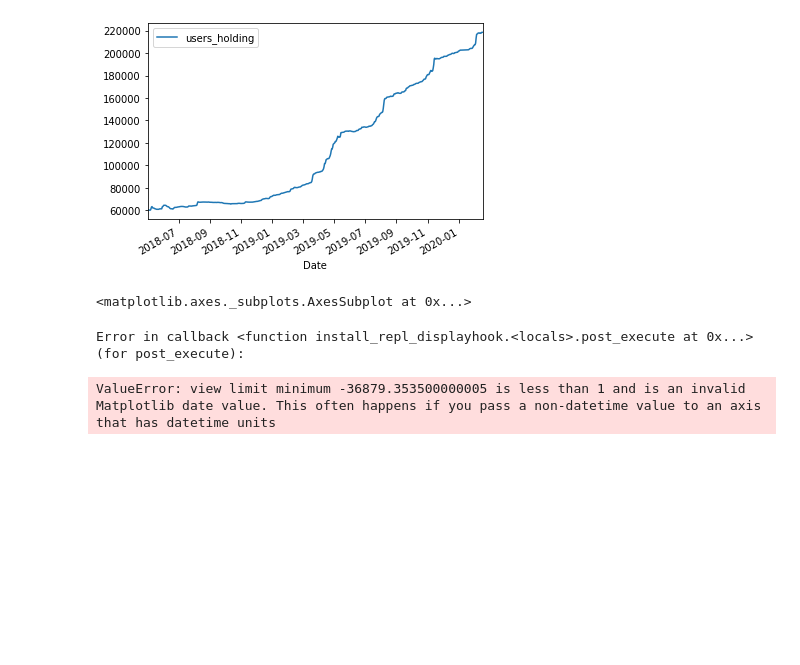
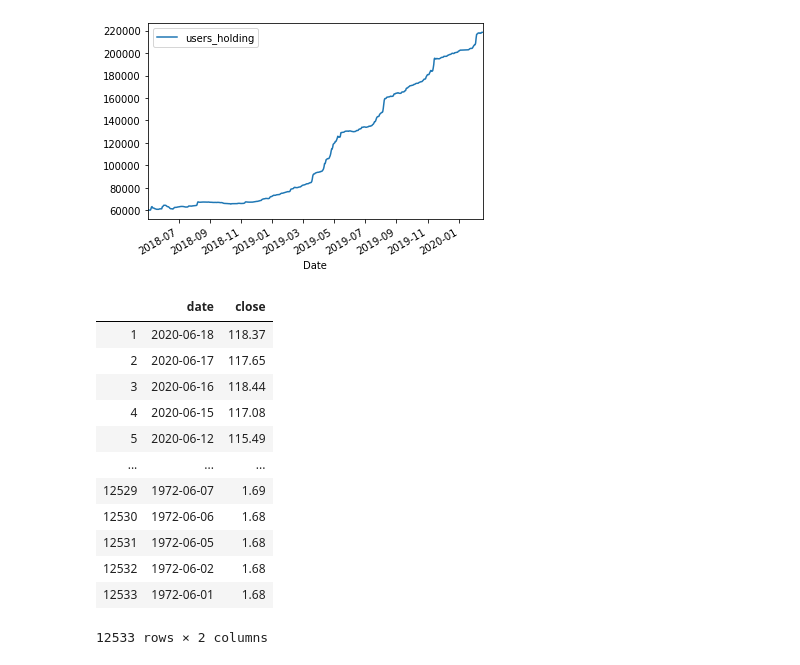
Before and after one commit to akibo1997/Disney-Stock-Data, a Jupyter notebook: Disney-vs-Robinhood/Disney-vs-Robinhood.ipynb, the cells around one changed output. Saved outputs shown, nothing was run; the diff lists cells and outputs as text; code cells hidden in the pictures; blank space fills up the shorter version.

```diff
--- a/Disney-vs-Robinhood/Disney-vs-Robinhood.ipynb
+++ b/Disney-vs-Robinhood/Disney-vs-Robinhood.ipynb
@@ -40,21 +48,30 @@ Robinhood_grouped=Robinhood_df.groupby(['Date']).mean()
 # %%
 # CLEANING THE DISNEY STOCK DATA
 # Pass in a list to name the header
 Disney_df.columns = ["date","open","high","low","close","volume"]
 
 # Delete the previous row by deleting rows with the word "open"
-Disney_cleaned = Disney_df[Disney_df["open"] != "Open"]
-
+disney_df = Disney_df[Disney_df["open"] != "Open"]
 
 # Pulling just the dates along with the close
 Disney_cleaned_short = Disney_cleaned[["date","close"]]
-Disney_cleaned_short.rename(index=int)
+# Disney_cleaned_short.rename(index=int)
 
-Disney_cleaned_short['close']=pd.to_numeric(Disney_cleaned_short['close'])
-Disney_cleaned_short['date']=pd.to_datetime(Disney_cleaned_short['date'])
+Disney_cleaned_short["close"]=pd.to_numeric(Disney_cleaned_short["close"])
+Disney_cleaned_short["date"]=pd.to_datetime(Disney_cleaned_short["date"])
 
-Disney_cleaned_short.plot()
+Disney_cleaned_short
 # %% [output]
+|  | date | close |
+| 1 | 2020-06-18 | 118.37 |
+| 2 | 2020-06-17 | 117.65 |
+| 3 | 2020-06-16 | 118.44 |
+| 4 | 2020-06-15 | 117.08 |
+| 5 | 2020-06-12 | 115.49 |
+| ... | ... | ... |
+| 12529 | 1972-06-07 | 1.69 |
+| 12530 | 1972-06-06 | 1.68 |
+| 12531 | 1972-06-05 | 1.68 |
+| 12532 | 1972-06-02 | 1.68 |
+| 12533 | 1972-06-01 | 1.68 |
-<matplotlib.axes._subplots.AxesSubplot at 0x...>
+12533 rows × 2 columns
-Error in callback <function install_repl_displayhook.<locals>.post_execute at 0x...> (for post_execute):
-ValueError: view limit minimum -36879.353500000005 is less than 1 and is an invalid Matplotlib date value. This often happens if you pass a non-datetime value to an axis that has datetime units
```
Also changed, not shown: parts of 5 cells of this notebook.
